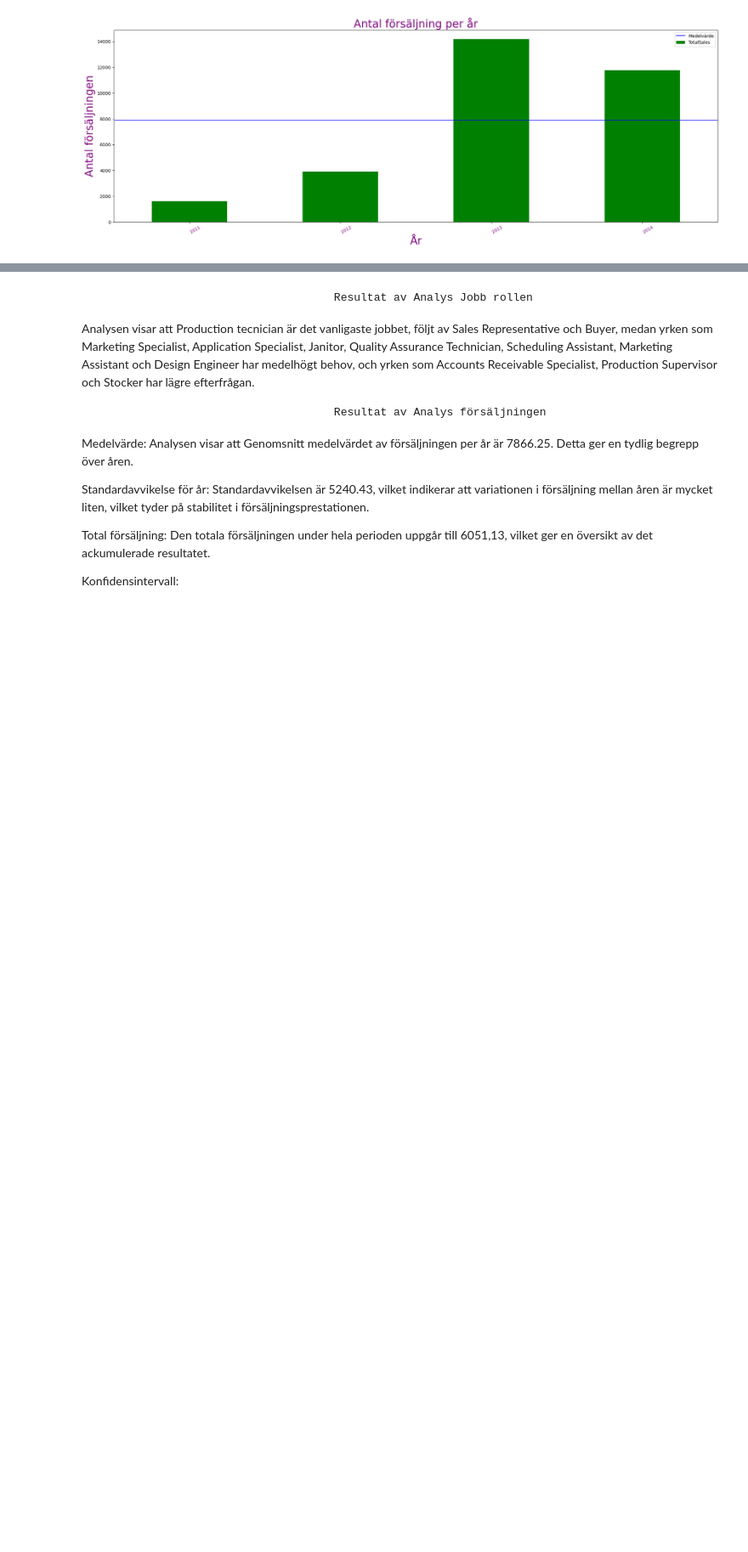
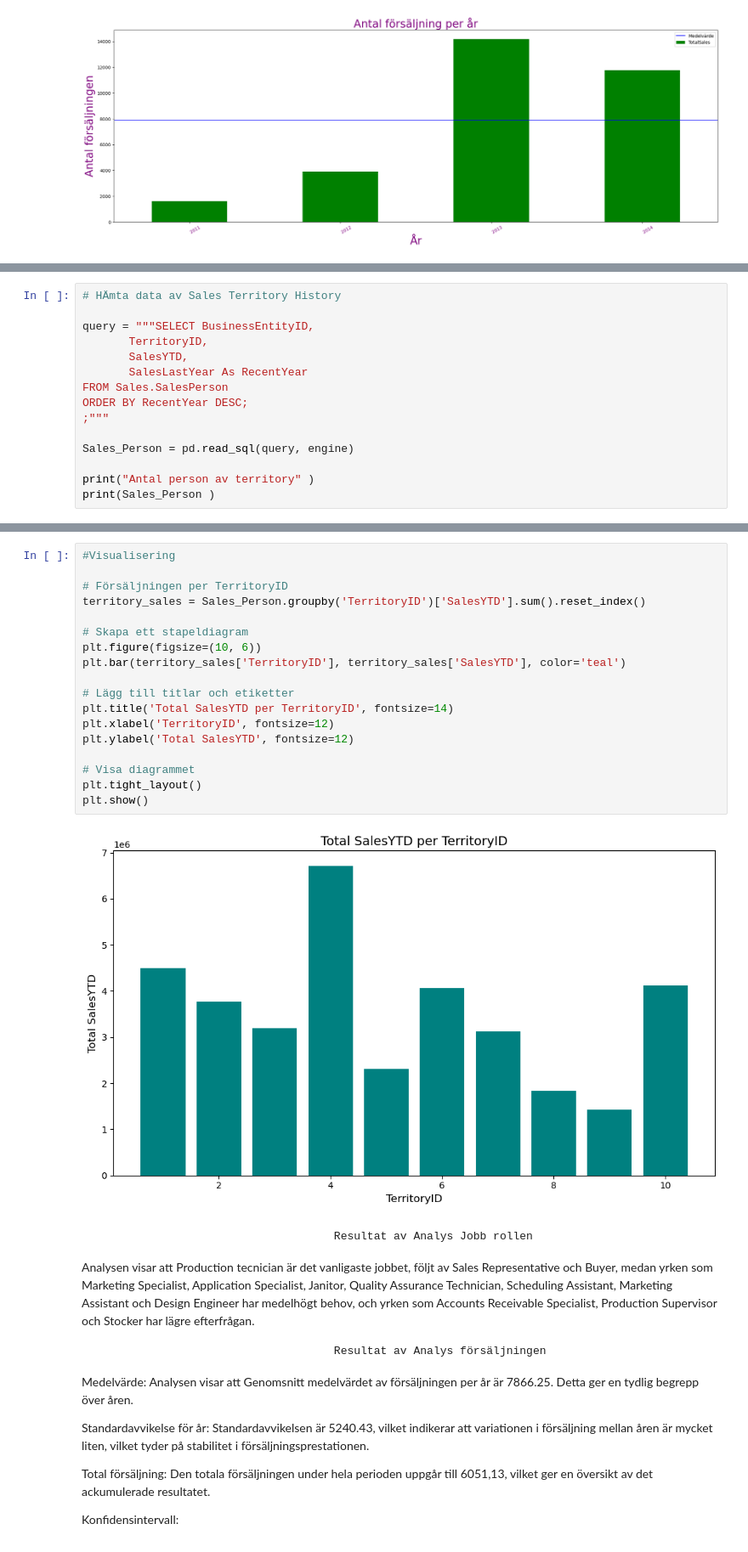
Before and after one commit to mdrana123/SQLAlchemy_Pandas, a Jupyter notebook: SQL_Database.ipynb, the cells around one changed output, grey strips where cells are left out. Shown: that part at 85% size. Drawn from its saved outputs; the diff is of its cells as text; blank space fills up the shorter version.

```diff
--- a/SQL_Database.ipynb
+++ b/SQL_Database.ipynb
@@ -290,0 +372,15 @@ GROUP BY BusinessEntityID
+# %%
+# HÄmta data av Sales Territory History
+
+query = """SELECT BusinessEntityID,
+       TerritoryID,
+       SalesYTD,
+       SalesLastYear As RecentYear
+FROM Sales.SalesPerson
+ORDER BY RecentYear DESC;
+;"""
+
+Sales_Person = pd.read_sql(query, engine)
+
+print("Antal person av territory" )
+print(Sales_Person )
@@ -291,3 +450,23 @@ GROUP BY BusinessEntityID
+# %%
+#Visualisering
+
+# Försäljningen per TerritoryID
+territory_sales = Sales_Person.groupby('TerritoryID')['SalesYTD'].sum().reset_index()
+
+# Skapa ett stapeldiagram
+plt.figure(figsize=(10, 6))
+plt.bar(territory_sales['TerritoryID'], territory_sales['SalesYTD'], color='teal')
+
+# Lägg till titlar och etiketter
+plt.title('Total SalesYTD per TerritoryID', fontsize=14)
+plt.xlabel('TerritoryID', fontsize=12)
+plt.ylabel('Total SalesYTD', fontsize=12)
+
+# Visa diagrammet
+plt.tight_layout()
+plt.show()
+# %% [output]
+[figure, added]
 # %% [markdown]
                                         Resultat av Analys Jobb rollen
 Analysen visar att Production tecnician är det vanligaste jobbet, följt av Sales Representative och Buyer, medan yrken som Marketing Specialist, Application Specialist, Janitor, Quality Assurance Technician, Scheduling Assistant, Marketing Assistant och Design Engineer har medelhögt behov, och yrken som Accounts Receivable Specialist, Production Supervisor och Stocker har lägre efterfrågan.
```
Also changed, not shown: parts of 6 cells of this notebook.
